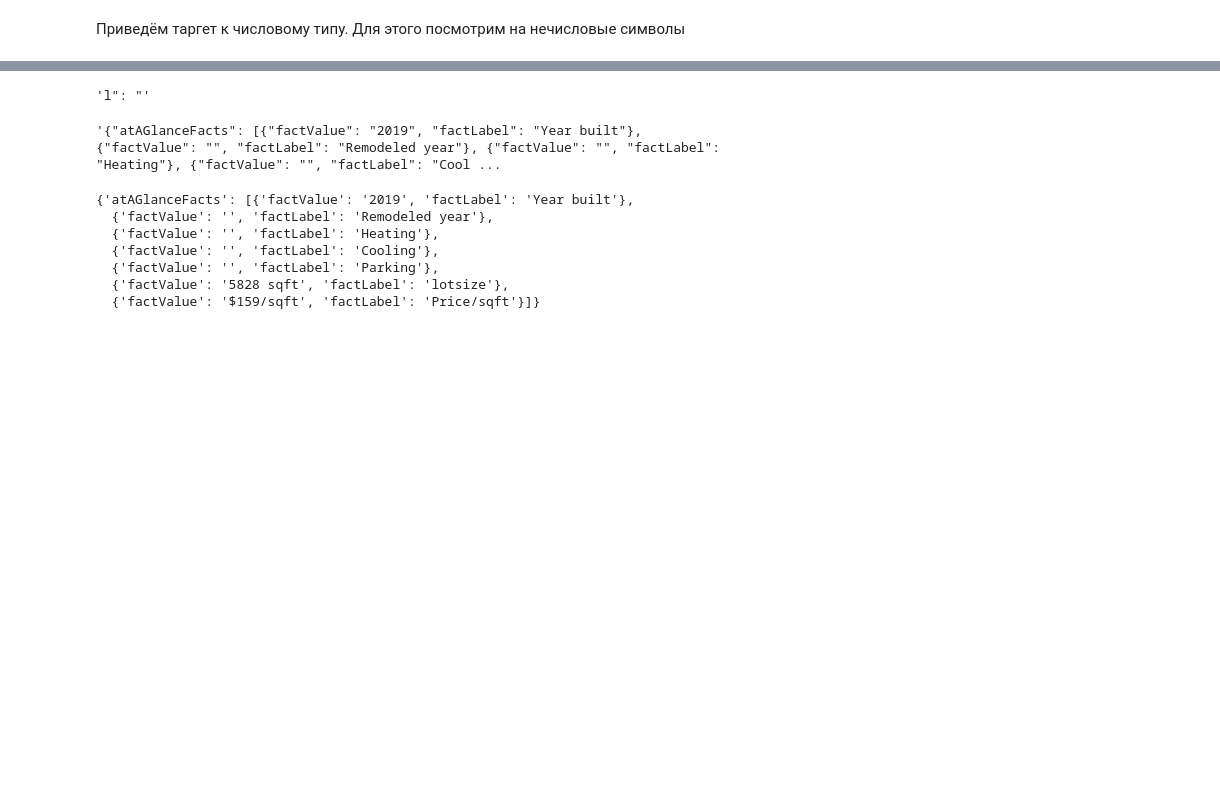
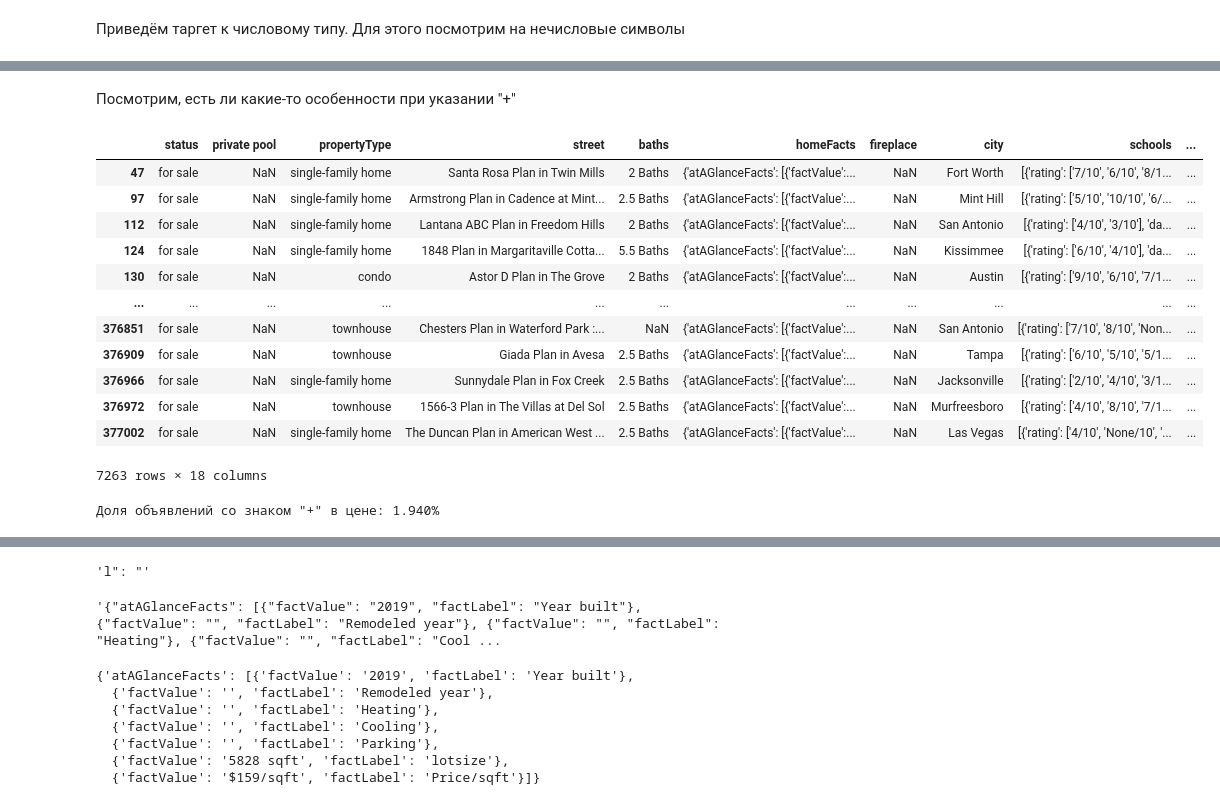
Before and after one commit to mvulf/housing_cost, a Jupyter notebook: notebooks/1.0-mv-data-understanding.ipynb, the cells around one changed output, grey strips where cells are left out. Cells and saved outputs as stored; diff of their text form; code cells hidden in the pictures; blank space fills up the shorter version.

```diff
--- a/notebooks/1.0-mv-data-understanding.ipynb
+++ b/notebooks/1.0-mv-data-understanding.ipynb
@@ -304,0 +326,24 @@ IndexError: string index out of range
+# %% [markdown]
+Посмотрим, есть ли какие-то особенности при указании "+"
+# %%
+plus_mask = df['target'].str.contains('\+')
+display(df[plus_mask])
+print(
+    'Доля объявлений со знаком "+" в цене:',
+    utils.get_percentage(plus_mask.sum(), df.shape[0])
+)
+# %% [output]
+|  | status | private pool | propertyType | street | baths | homeFacts | fireplace | city | schools | ... |
+| 47 | for sale | NaN | single-family home | Santa Rosa Plan in Twin Mills | 2 Baths | {'atAGlanceFacts': [{'factValue':... | NaN | Fort Worth | [{'rating': ['7/10', '6/10', '8/1... | ... |
+| 97 | for sale | NaN | single-family home | Armstrong Plan in Cadence at Mint... | 2.5 Baths | {'atAGlanceFacts': [{'factValue':... | NaN | Mint Hill | [{'rating': ['5/10', '10/10', '6/... | ... |
+| 112 | for sale | NaN | single-family home | Lantana ABC Plan in Freedom Hills | 2 Baths | {'atAGlanceFacts': [{'factValue':... | NaN | San Antonio | [{'rating': ['4/10', '3/10'], 'da... | ... |
+| 124 | for sale | NaN | single-family home | 1848 Plan in Margaritaville Cotta... | 5.5 Baths | {'atAGlanceFacts': [{'factValue':... | NaN | Kissimmee | [{'rating': ['6/10', '4/10'], 'da... | ... |
+| 130 | for sale | NaN | condo | Astor D Plan in The Grove | 2 Baths | {'atAGlanceFacts': [{'factValue':... | NaN | Austin | [{'rating': ['9/10', '6/10', '7/1... | ... |
+| ... | ... | ... | ... | ... | ... | ... | ... | ... | ... | ... |
+| 376851 | for sale | NaN | townhouse | Chesters Plan in Waterford Park :... | NaN | {'atAGlanceFacts': [{'factValue':... | NaN | San Antonio | [{'rating': ['7/10', '8/10', 'Non... | ... |
+| 376909 | for sale | NaN | townhouse | Giada Plan in Avesa | 2.5 Baths | {'atAGlanceFacts': [{'factValue':... | NaN | Tampa | [{'rating': ['6/10', '5/10', '5/1... | ... |
+| 376966 | for sale | NaN | single-family home | Sunnydale Plan in Fox Creek | 2.5 Baths | {'atAGlanceFacts': [{'factValue':... | NaN | Jacksonville | [{'rating': ['2/10', '4/10', '3/1... | ... |
+| 376972 | for sale | NaN | townhouse | 1566-3 Plan in The Villas at Del Sol | 2.5 Baths | {'atAGlanceFacts': [{'factValue':... | NaN | Murfreesboro | [{'rating': ['4/10', '8/10', '7/1... | ... |
+| 377002 | for sale | NaN | single-family home | The Duncan Plan in American West ... | 2.5 Baths | {'atAGlanceFacts': [{'factValue':... | NaN | Las Vegas | [{'rating': ['4/10', 'None/10', '... | ... |
+7263 rows × 18 columns
+Доля объявлений со знаком "+" в цене: 1.940%
```
Also changed, not shown: parts of 39 cells of this notebook, 4 other files.
